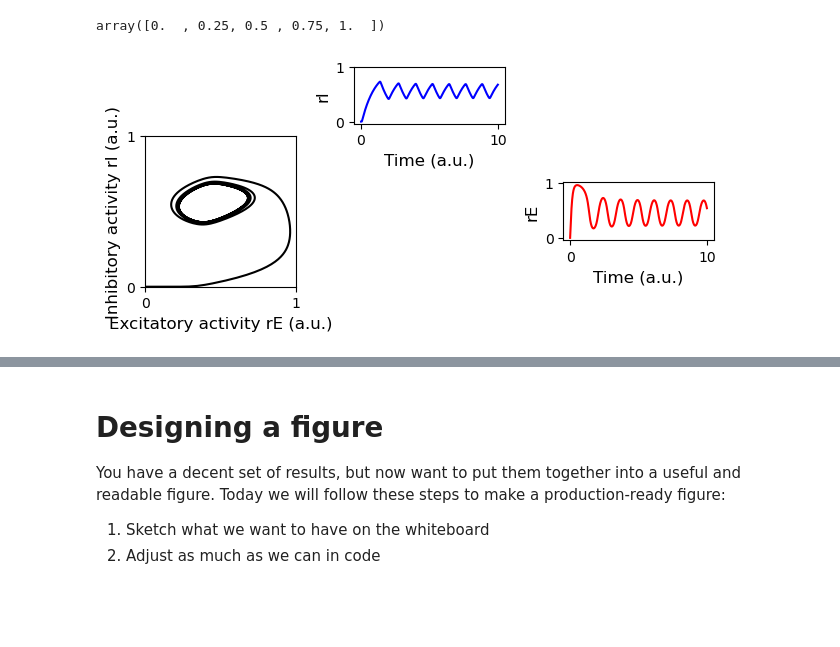
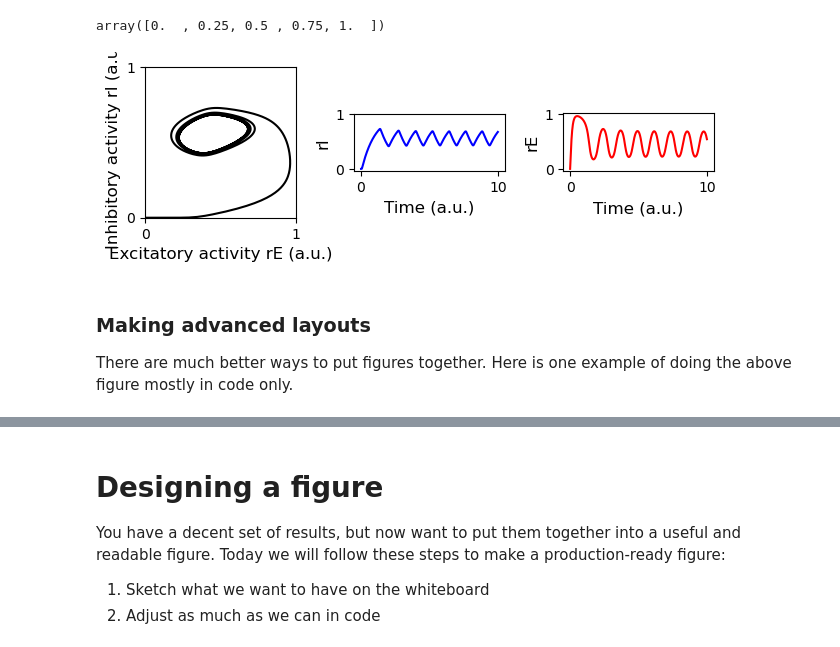
Before and after one commit to keemink-lab/FigureMakingTutorial, a Jupyter notebook: 20230425-SWK-Figure-making-tutorial-outcome.ipynb, the cells around one changed output, grey strips where cells are left out. Saved outputs shown, nothing was run; the diff lists cells and outputs as text; code cells hidden in the pictures; blank space fills up the shorter version.

Commit message:
Added advanced layout making

```diff
--- a/20230425-SWK-Figure-making-tutorial-outcome.ipynb
+++ b/20230425-SWK-Figure-making-tutorial-outcome.ipynb
@@ -85,25 +85,29 @@ array([0.  , 0.25, 0.5 , 0.75, 1.  ])
 # %%
 fig = plt.figure()
 
 # plot rE VS rI
 ax1 = plt.subplot(131, aspect=1)
 plt.xticks(np.linspace(0, 1, 2))
 plt.yticks(np.linspace(0, 1, 2))
 plotrErI(fontsize=12)
 
 # plot rE over time
 ax2 = plt.subplot(133, aspect=4)
 plotTimesVSr(rE, 'rE', fontsize=12, color='r')
 plt.xticks(np.linspace(0, 10, 2))
 plt.yticks(np.linspace(0, 1, 2))
 
 # plot rI over time
-ax3 = plt.subplot(232, aspect=4)
+ax3 = plt.subplot(132, aspect=4)
 plotTimesVSr(rI, 'rI', fontsize=12, color='b')
 plt.xticks(np.linspace(0, 10, 2))
 plt.yticks(np.linspace(0, 1, 2))
 
 plt.tight_layout() # this often fixes a lot of layout problems. Try plotting without it!
 plt.savefig('fig.svg')
 # %% [output]
-[figure, old version]
+[figure, new version]
+# %% [markdown]
+### Making advanced layouts
+
+There are much better ways to put figures together. Here is one example of doing the above figure mostly in code only.
```
Also changed, not shown: parts of 2 cells of this notebook.
